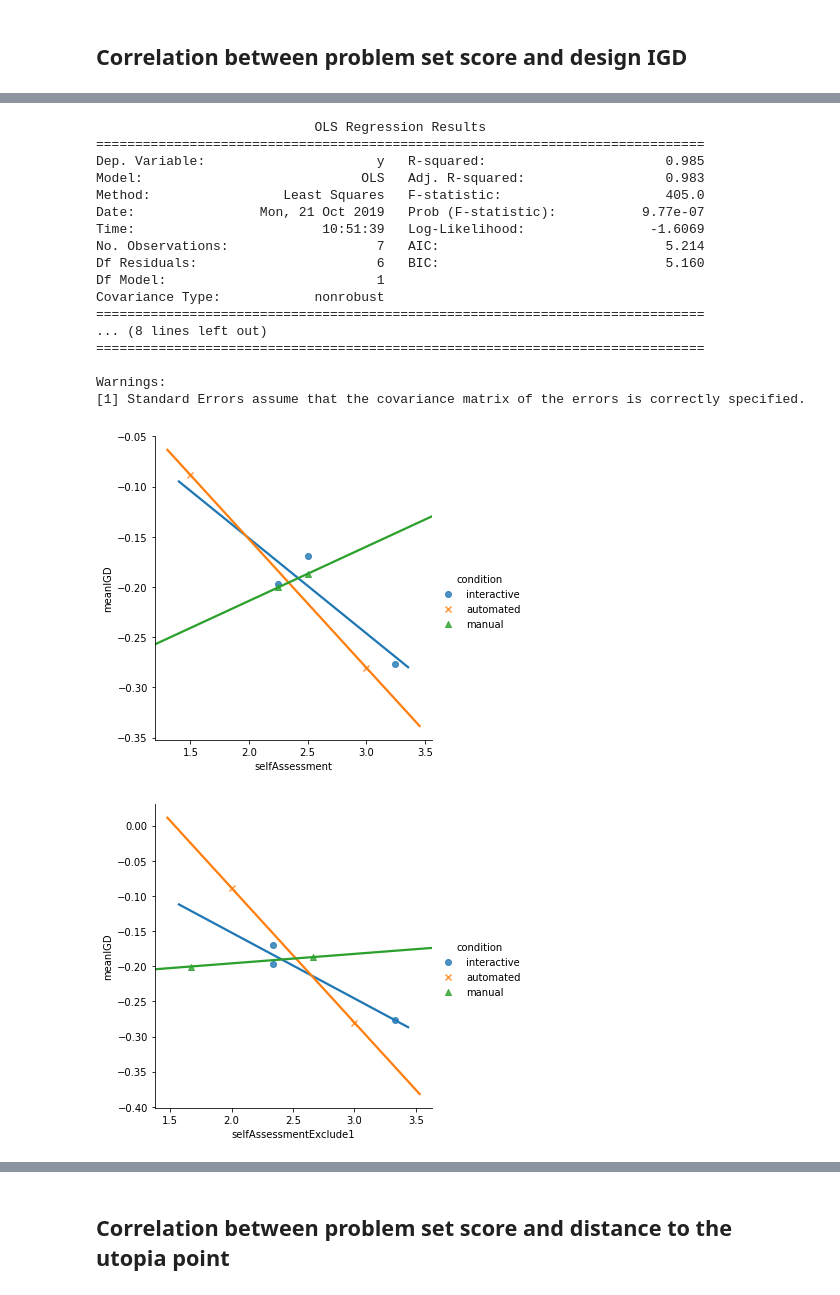
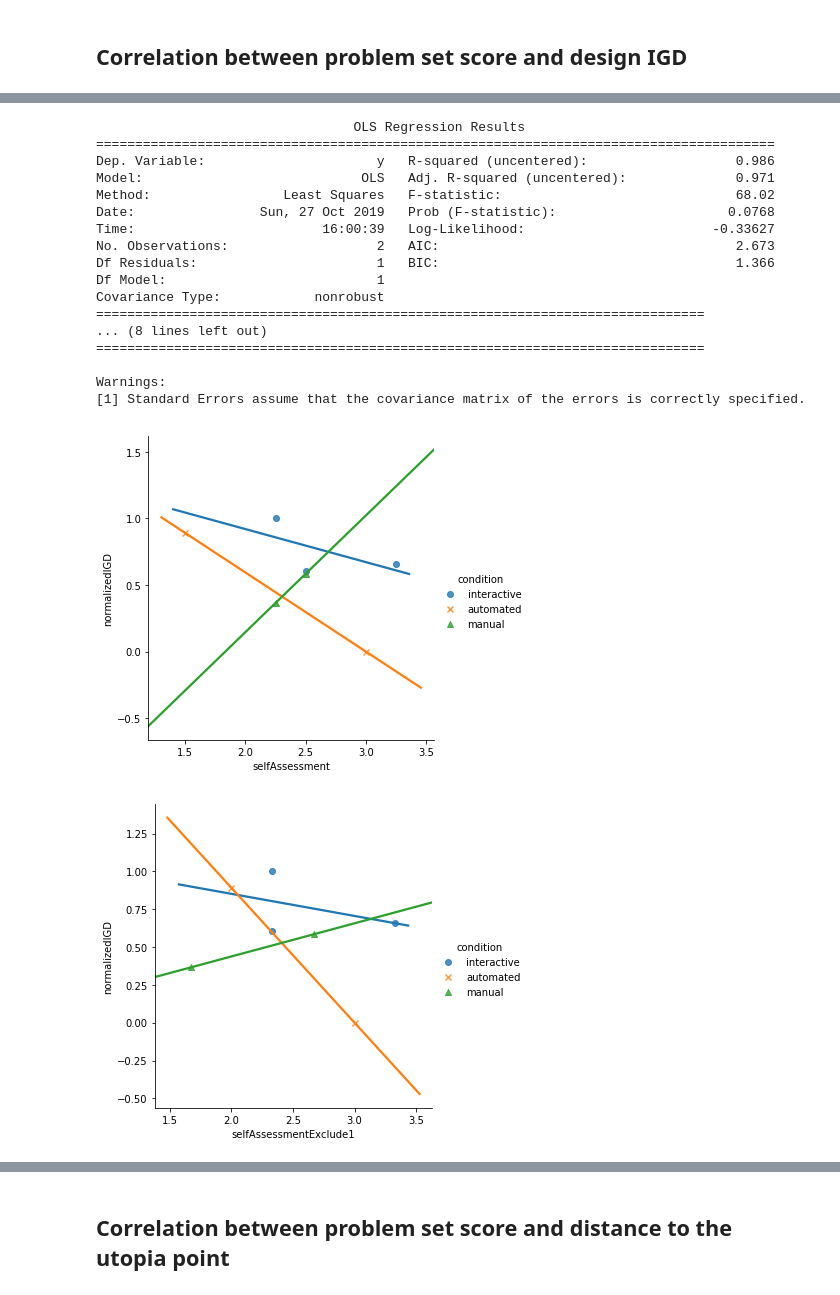
Before and after one commit to hsbang09/iFEED_experiment_result_analysis_2019, a Jupyter notebook: analysis.ipynb, the cells around one changed output, grey strips where cells are left out. Saved outputs shown, nothing was run; the diff lists cells and outputs as text; code cells hidden in the pictures.

```diff
--- a/analysis.ipynb
+++ b/analysis.ipynb
@@ -277,8 +280,6 @@ visualizer.parallelCoordinates(columns=['fcl','fpwc','dcl','dpwc','FScore','DSco
 # %%
 PROP_CYCLE = plt.rcParams['axes.prop_cycle']
 COLORS = PROP_CYCLE.by_key()['color']
-# %%
-df = resultAnalyzer.getDataFrame()
 # %%
 tempVis = visualization.Visualizer(groups=[g3], groupNames=['Interactive'])
 tempDF = resultAnalyzer.getDataFrame().loc[df['condition'] == "interactive"]
@@ -390,4 +396,2 @@ visualizer.barPlot(columns=['meanIGD','numDesigns', 'DS_numDesignViewed'], dataF
 # %% [markdown]
 # Statistical tests
-# %%
-df = resultAnalyzer.getDataFrame()
@@ -541,5 +546,4 @@ sns.regplot(x="selfAssessmentExclude1", y="totalScore", data=df, ci=95)
 # %%
-df = resultAnalyzer.getDataFrame()
 mod = sm.OLS(np.array(df['selfAssessmentExclude1']), np.array(df['totalScore']))
 res = mod.fit()
 print(res.summary())
@@ -655,18 +659,17 @@ sns.regplot(x="selfAssessmentExclude1", y="meanIGD", data=df, ci=95);
 # %%
-df = resultAnalyzer.getDataFrame()
-mod = sm.OLS(np.array(df['selfAssessment']), np.array(df['meanIGD']))
+xmod = sm.OLS(np.array(df['selfAssessment']), np.array(df['meanIGD']))
 res = mod.fit()
 print(res.summary())
 # %% [output]
-                            OLS Regression Results
-==============================================================================
-Dep. Variable:                      y   R-squared:                       0.985
-Model:                            OLS   Adj. R-squared:                  0.983
-Method:                 Least Squares   F-statistic:                     405.0
-Date:                Mon, 21 Oct 2019   Prob (F-statistic):           9.77e-07
-Time:                        10:51:39   Log-Likelihood:                -1.6069
-No. Observations:                   7   AIC:                             5.214
-Df Residuals:                       6   BIC:                             5.160
+                                 OLS Regression Results
+=======================================================================================
+Dep. Variable:                      y   R-squared (uncentered):                   0.986
+Model:                            OLS   Adj. R-squared (uncentered):              0.971
+Method:                 Least Squares   F-statistic:                              68.02
+Date:                Sun, 27 Oct 2019   Prob (F-statistic):                      0.0768
+Time:                        16:00:39   Log-Likelihood:                        -0.33627
+No. Observations:                   2   AIC:                                      2.673
+Df Residuals:                       1   BIC:                                      1.366
 Df Model:                           1
 Covariance Type:            nonrobust
 ==============================================================================
@@ -676,9 +679,9 @@ Covariance Type:            nonrobust
 Warnings:
 [1] Standard Errors assume that the covariance matrix of the errors is correctly specified.
 # %%
-sns.lmplot(x="selfAssessment", y="meanIGD", hue="condition", markers=["o","x","^"], data=df, ci=None);
-sns.lmplot(x="selfAssessmentExclude1", y="meanIGD", hue="condition", markers=["o","x","^"], data=df, ci=None);
+sns.lmplot(x="selfAssessment", y="normalizedIGD", hue="condition", markers=["o","x","^"], data=df, ci=None);
+sns.lmplot(x="selfAssessmentExclude1", y="normalizedIGD", hue="condition", markers=["o","x","^"], data=df, ci=None);
 # %% [output]
-[figure, old version]
+[figure, new version]
-[figure, old version]
+[figure, new version]
 # %%
```
Also changed, not shown: parts of 76 cells of this notebook, 3 other files.
